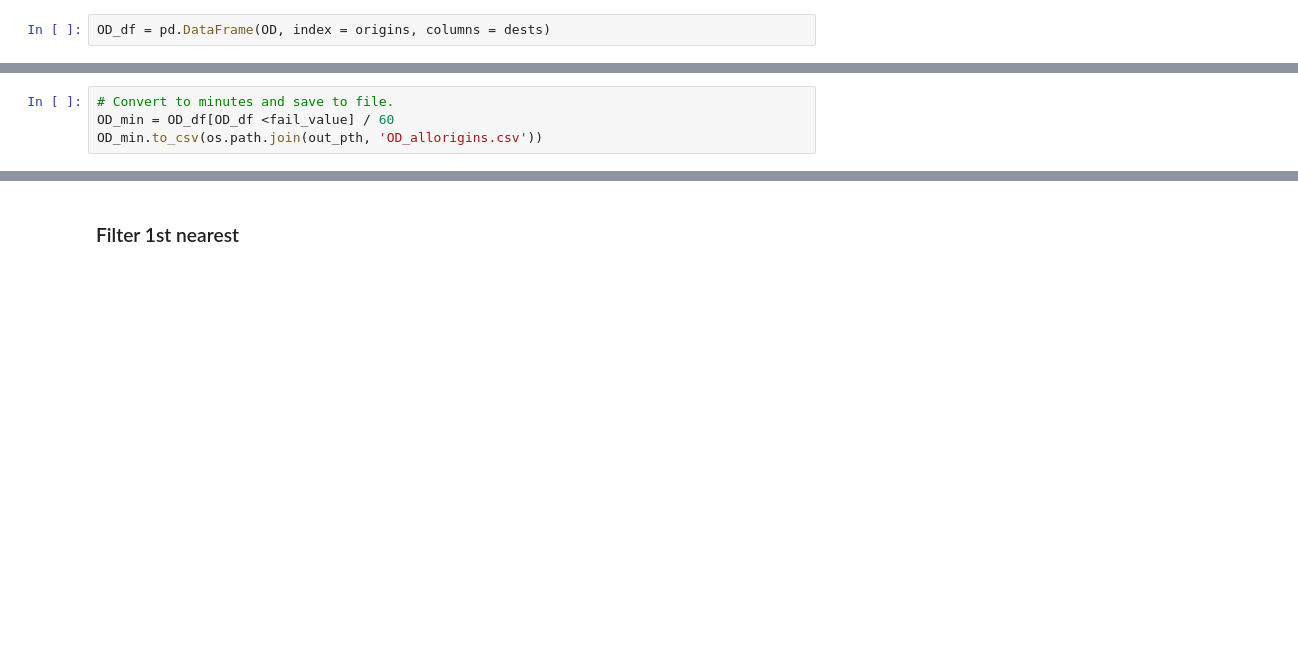
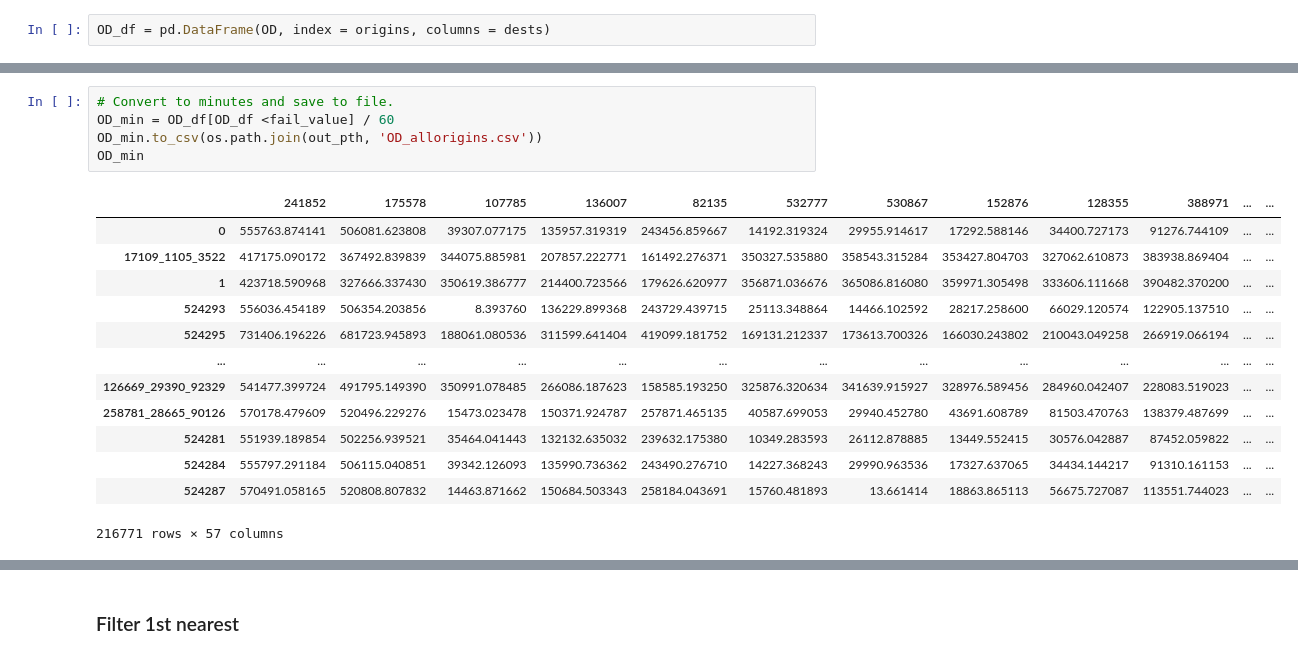
Before and after one commit to gracedoherty/senegal_access, a Jupyter notebook: SEN_Transport_agriculture-and-settlement-to-market_driving_2021-11-26.ipynb, the cells around one changed output, grey strips where cells are left out. Saved outputs shown, nothing was run; the diff lists cells and outputs as text; blank space fills up the shorter version.

```diff
--- a/SEN_Transport_agriculture-and-settlement-to-market_driving_2021-11-26.ipynb
+++ b/SEN_Transport_agriculture-and-settlement-to-market_driving_2021-11-26.ipynb
@@ -564,4 +901,19 @@ OD_df.tail()
 # %%
 # Convert to minutes and save to file.
 OD_min = OD_df[OD_df <fail_value] / 60
 OD_min.to_csv(os.path.join(out_pth, 'OD_allorigins.csv'))
+OD_min
+# %% [output]
+|  | 241852 | 175578 | 107785 | 136007 | 82135 | 532777 | 530867 | 152876 | 128355 | 388971 | ... | ... |
+| 0 | 555763.874141 | 506081.623808 | 39307.077175 | 135957.319319 | 243456.859667 | 14192.319324 | 29955.914617 | 17292.588146 | 34400.727173 | 91276.744109 | ... | ... |
+| 17109_1105_3522 | 417175.090172 | 367492.839839 | 344075.885981 | 207857.222771 | 161492.276371 | 350327.535880 | 358543.315284 | 353427.804703 | 327062.610873 | 383938.869404 | ... | ... |
+| 1 | 423718.590968 | 327666.337430 | 350619.386777 | 214400.723566 | 179626.620977 | 356871.036676 | 365086.816080 | 359971.305498 | 333606.111668 | 390482.370200 | ... | ... |
+| 524293 | 556036.454189 | 506354.203856 | 8.393760 | 136229.899368 | 243729.439715 | 25113.348864 | 14466.102592 | 28217.258600 | 66029.120574 | 122905.137510 | ... | ... |
+| 524295 | 731406.196226 | 681723.945893 | 188061.080536 | 311599.641404 | 419099.181752 | 169131.212337 | 173613.700326 | 166030.243802 | 210043.049258 | 266919.066194 | ... | ... |
+| ... | ... | ... | ... | ... | ... | ... | ... | ... | ... | ... | ... | ... |
+| 126669_29390_92329 | 541477.399724 | 491795.149390 | 350991.078485 | 266086.187623 | 158585.193250 | 325876.320634 | 341639.915927 | 328976.589456 | 284960.042407 | 228083.519023 | ... | ... |
+| 258781_28665_90126 | 570178.479609 | 520496.229276 | 15473.023478 | 150371.924787 | 257871.465135 | 40587.699053 | 29940.452780 | 43691.608789 | 81503.470763 | 138379.487699 | ... | ... |
+| 524281 | 551939.189854 | 502256.939521 | 35464.041443 | 132132.635032 | 239632.175380 | 10349.283593 | 26112.878885 | 13449.552415 | 30576.042887 | 87452.059822 | ... | ... |
+| 524284 | 555797.291184 | 506115.040851 | 39342.126093 | 135990.736362 | 243490.276710 | 14227.368243 | 29990.963536 | 17327.637065 | 34434.144217 | 91310.161153 | ... | ... |
+| 524287 | 570491.058165 | 520808.807832 | 14463.871662 | 150684.503343 | 258184.043691 | 15760.481893 | 13.661414 | 18863.865113 | 56675.727087 | 113551.744023 | ... | ... |
+216771 rows × 57 columns
```
Also changed, not shown: parts of 92 cells of this notebook.
